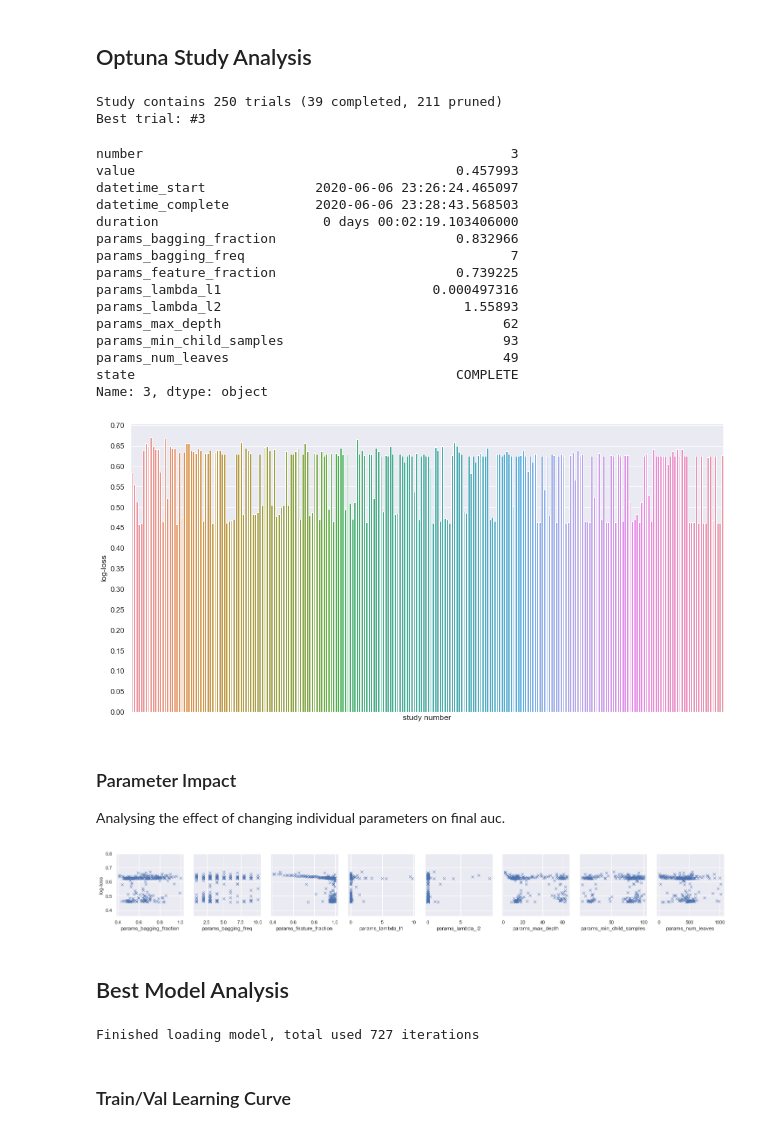
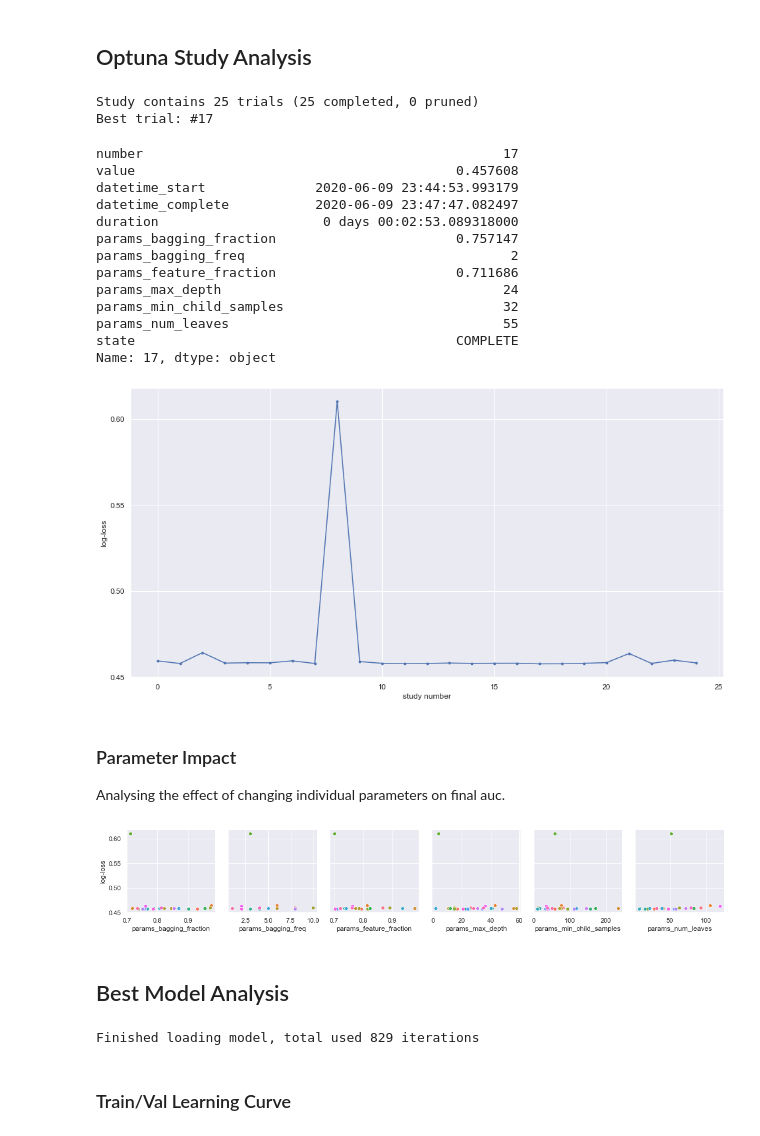
Before and after one commit to phil-holland/csgo-impact-rating, a Jupyter notebook: analysis/01-model_analysis.ipynb, the cells around one changed output. Saved outputs shown, nothing was run; the diff lists cells and outputs as text; code cells hidden in the pictures.

```diff
--- a/analysis/01-model_analysis.ipynb
+++ b/analysis/01-model_analysis.ipynb
@@ -38,37 +47,34 @@ best_trial = study_df.iloc[best_trial_id]
 print('Study contains {} trials ({} completed, {} pruned)'.format(
     len(study_df),
     study_df['state'].value_counts()['COMPLETE'],
-    study_df['state'].value_counts()['PRUNED']
+    study_df['state'].value_counts()['PRUNED'] if 'PRUNED' in study_df['state'].value_counts() else 0
 ))
 print('Best trial: #{}'.format(best_trial_id))
 display(best_trial)
 
 plt.figure(figsize=(16,8))
-g = sns.barplot(x=study_df['number'], y=study_df['value'])
-g.yaxis.set_major_locator(ticker.MultipleLocator(0.05))
-plt.gca().get_xaxis().set_ticks([])
+plt.plot(study_df['number'], study_df['value'], marker='.')
+plt.gca().yaxis.set_major_locator(ticker.MultipleLocator(0.05))
 plt.xlabel('study number')
 plt.ylabel('log-loss')
 plt.show()
 # %% [output]
-Study contains 250 trials (39 completed, 211 pruned)
-Best trial: #3
+Study contains 25 trials (25 completed, 0 pruned)
+Best trial: #17
-number                                               3
-value                                         0.457993
-datetime_start              2020-06-06 23:26:24.465097
-datetime_complete           2020-06-06 23:28:43.568503
-duration                     0 days 00:02:19.103406000
-params_bagging_fraction                       0.832966
-params_bagging_freq                                  7
-params_feature_fraction                       0.739225
-params_lambda_l1                           0.000497316
-params_lambda_l2                               1.55893
-params_max_depth                                    62
-params_min_child_samples                            93
-params_num_leaves                                   49
+number                                              17
+value                                         0.457608
+datetime_start              2020-06-09 23:44:53.993179
+datetime_complete           2020-06-09 23:47:47.082497
+duration                     0 days 00:02:53.089318000
+params_bagging_fraction                       0.757147
+params_bagging_freq                                  2
+params_feature_fraction                       0.711686
+params_max_depth                                    24
+params_min_child_samples                            32
+params_num_leaves                                   55
 state                                         COMPLETE
-Name: 3, dtype: object
+Name: 17, dtype: object
-[figure, old version]
+[figure, new version]
 # %% [markdown]
 ### Parameter Impact
 
@@ -76,25 +82,23 @@ Analysing the effect of changing individual parameters on final auc.
 # %%
 params = [col for col in study_df.columns if col.startswith('params_')]
 g = sns.pairplot(
     data=study_df,
     y_vars=['value'],
     x_vars=params,
+    hue='number',
     kind='scatter',
-    markers='x'
+    markers='o'
 )
 g.set(ylabel='log-loss')
-plt.ylim(study_df['value'].mean() - study_df['value'].std() * 3, study_df['value'].mean() + study_df['value'].std() * 3)
+g._legend.remove()
 plt.show()
 # %% [output]
-[figure, old version]
+[figure, new version]
 # %% [markdown]
 ## Best Model Analysis
 # %%
-best_model_file = './models/LightGBM_model_003.txt'
+best_model_file = './LightGBM_model.txt'
 with open(best_model_file, 'r', newline='\n') as f:
     best_model = lgb.Booster(model_str=f.read())
-
-best_model_y_pred = best_model.predict(val_data[:,1:])
-best_model_y_true = val_data[:,:1].flatten()
 # %% [output]
-Finished loading model, total used 727 iterations
+Finished loading model, total used 829 iterations
```
Also changed, not shown: parts of 17 cells of this notebook, 2 other files.
